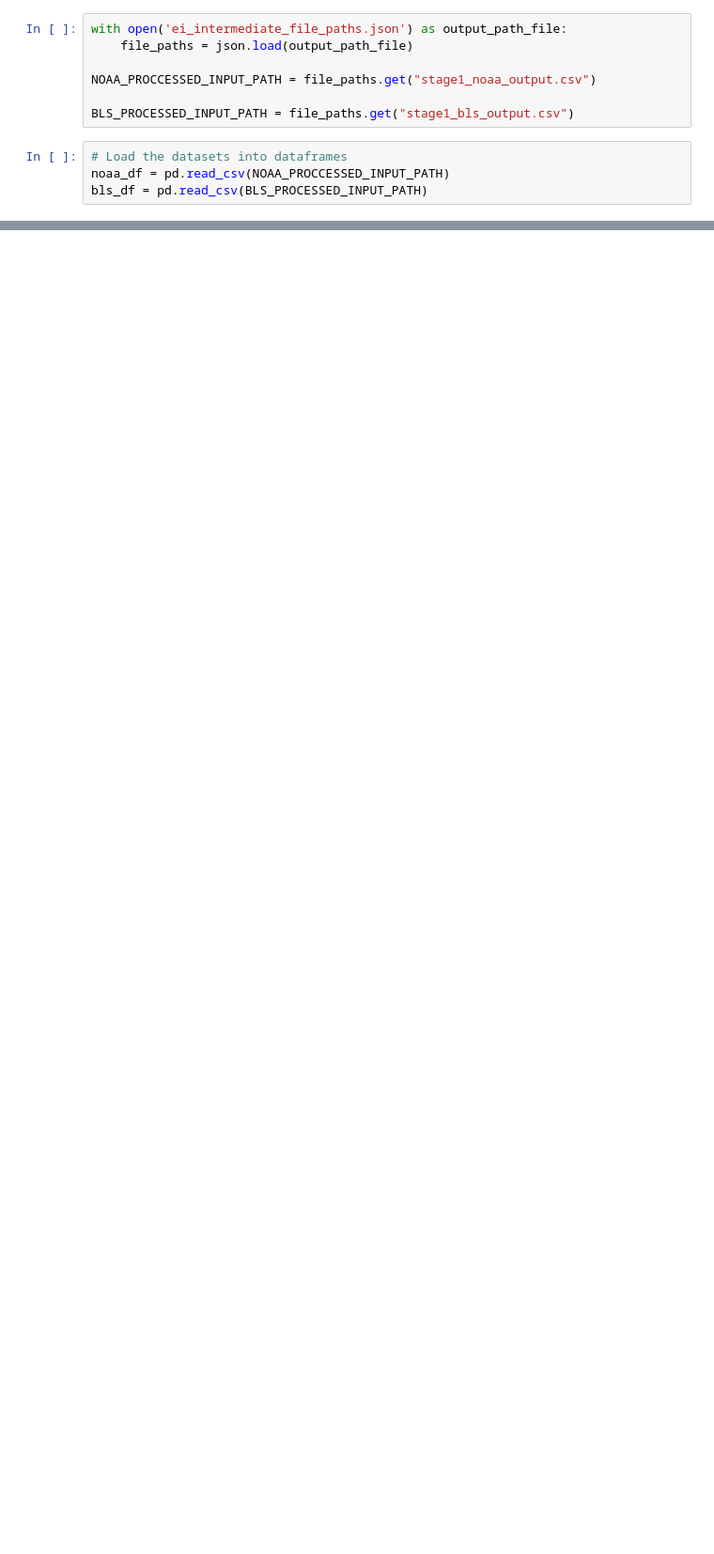
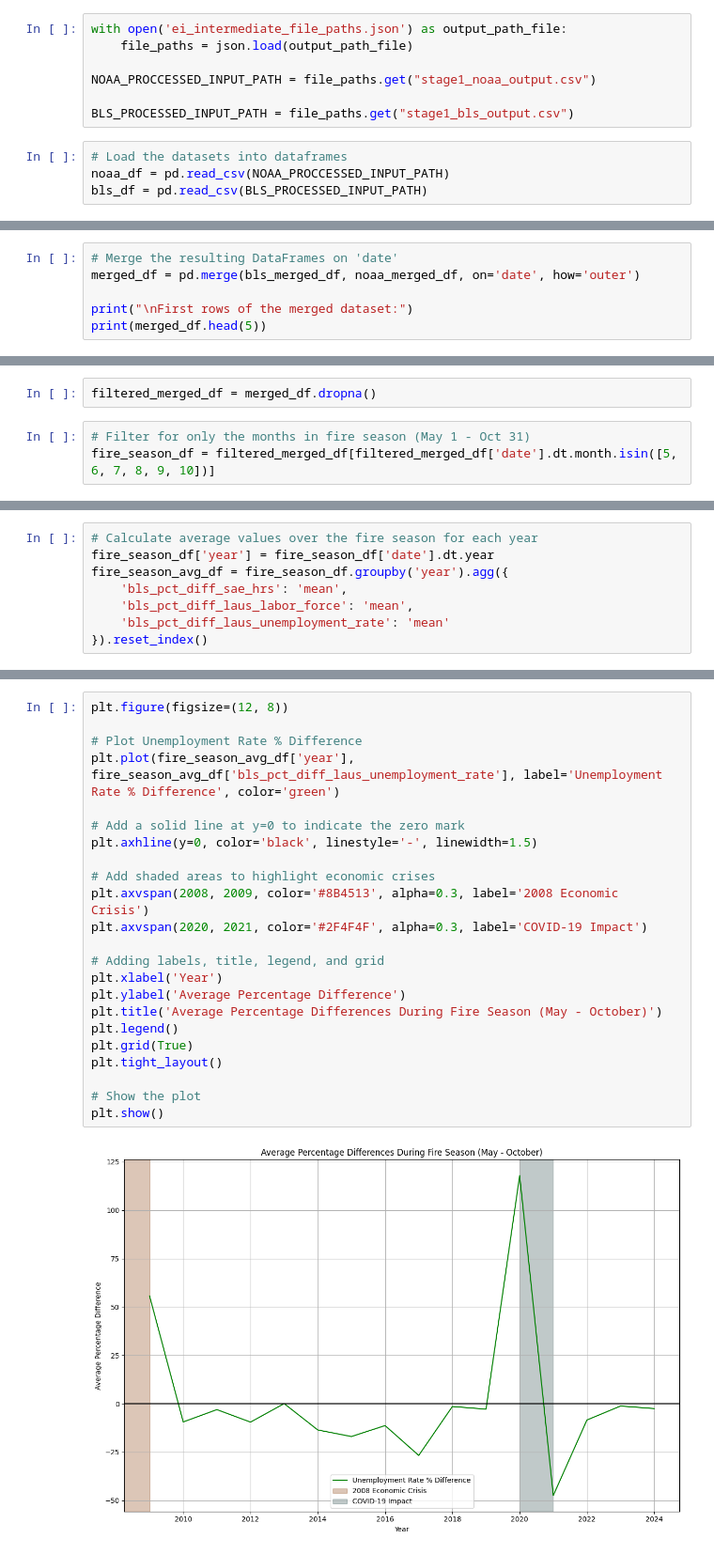
Before and after one commit to debsubdavis/data512-project, a Jupyter notebook: 02_economic_impact_model/stage2_analysis.ipynb, the cells around one changed output, grey strips where cells are left out. Shown: that part at 94% size. Cells and saved outputs as stored; diff of their text form; blank space fills up the shorter version.

Commit message:
before making tweaks to the charts

```diff
--- a/02_economic_impact_model/stage2_analysis.ipynb
+++ b/02_economic_impact_model/stage2_analysis.ipynb
@@ -73,0 +103,6 @@ Number of rows in NOAA Dataset: 181
+# %%
+# Merge the resulting DataFrames on 'date'
+merged_df = pd.merge(bls_merged_df, noaa_merged_df, on='date', how='outer')
+
+print("\nFirst rows of the merged dataset:")
+print(merged_df.head(5))
@@ -73,0 +161,5 @@ Number of rows in NOAA Dataset: 181
+# %%
+filtered_merged_df = merged_df.dropna()
+# %%
+# Filter for only the months in fire season (May 1 - Oct 31)
+fire_season_df = filtered_merged_df[filtered_merged_df['date'].dt.month.isin([5, 6, 7, 8, 9, 10])]
@@ -73,0 +170,8 @@ Number of rows in NOAA Dataset: 181
+# %%
+# Calculate average values over the fire season for each year
+fire_season_df['year'] = fire_season_df['date'].dt.year
+fire_season_avg_df = fire_season_df.groupby('year').agg({
+    'bls_pct_diff_sae_hrs': 'mean',
+    'bls_pct_diff_laus_labor_force': 'mean',
+    'bls_pct_diff_laus_unemployment_rate': 'mean'
+}).reset_index()
@@ -73,0 +213,25 @@ Number of rows in NOAA Dataset: 181
+# %%
+plt.figure(figsize=(12, 8))
+
+# Plot Unemployment Rate % Difference
+plt.plot(fire_season_avg_df['year'], fire_season_avg_df['bls_pct_diff_laus_unemployment_rate'], label='Unemployment Rate % Difference', color='green')
+
+# Add a solid line at y=0 to indicate the zero mark
+plt.axhline(y=0, color='black', linestyle='-', linewidth=1.5)
+
+# Add shaded areas to highlight economic crises
+plt.axvspan(2008, 2009, color='#8B4513', alpha=0.3, label='2008 Economic Crisis')
+plt.axvspan(2020, 2021, color='#2F4F4F', alpha=0.3, label='COVID-19 Impact')
+
+# Adding labels, title, legend, and grid
+plt.xlabel('Year')
+plt.ylabel('Average Percentage Difference')
+plt.title('Average Percentage Differences During Fire Season (May - October)')
+plt.legend()
+plt.grid(True)
+plt.tight_layout()
+
+# Show the plot
+plt.show()
+# %% [output]
+[figure, added]
```
Also changed, not shown: parts of 17 cells of this notebook, 2 other files.
